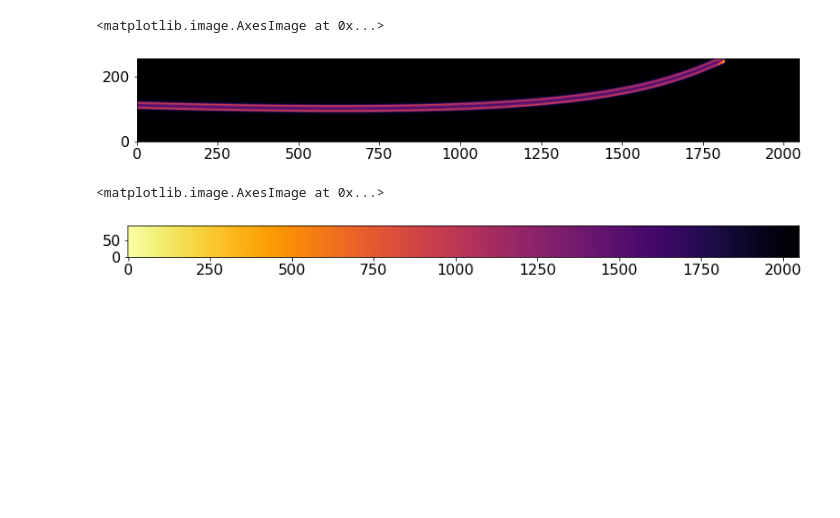
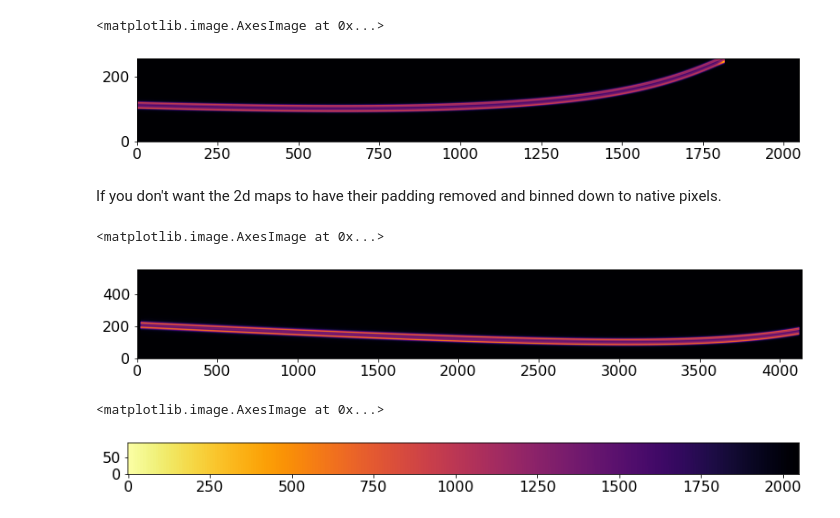
Before and after one commit to njcuk9999/jwst-mtl, a Jupyter notebook: SOSS/extract/soss_read_refs.ipynb, the cells around one changed output. Saved outputs shown, nothing was run; the diff lists cells and outputs as text; code cells hidden in the pictures; blank space fills up the shorter version.

Commit message:
Added an option to keep the oversampling and padding.

```diff
--- a/SOSS/extract/soss_read_refs.ipynb
+++ b/SOSS/extract/soss_read_refs.ipynb
@@ -48,6 +48,15 @@ plt.imshow(profile, origin='lower')
 # %% [output]
 <matplotlib.image.AxesImage at 0x...>
 [figure]
+# %% [markdown]
+If you don't want the 2d maps to have their padding removed and binned down to native pixels.
+# %%
+profile = reference(native=False)
+# %%
+plt.imshow(profile, origin='lower')
+# %% [output]
+<matplotlib.image.AxesImage at 0x...>
+[figure, added]
 # %%
 reference = soss_read_refs.Ref2dWave(ref_2d_wave)
 wavemap = reference(subarray='SUBSTRIP96', offset=[2.3, 3.5])
```
Also changed, not shown: 1 other file.
